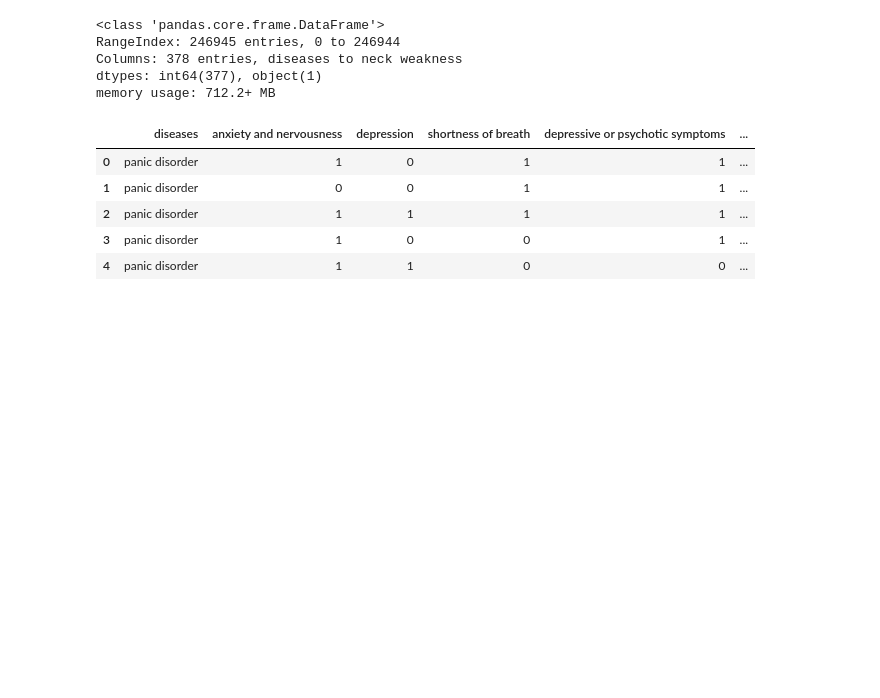
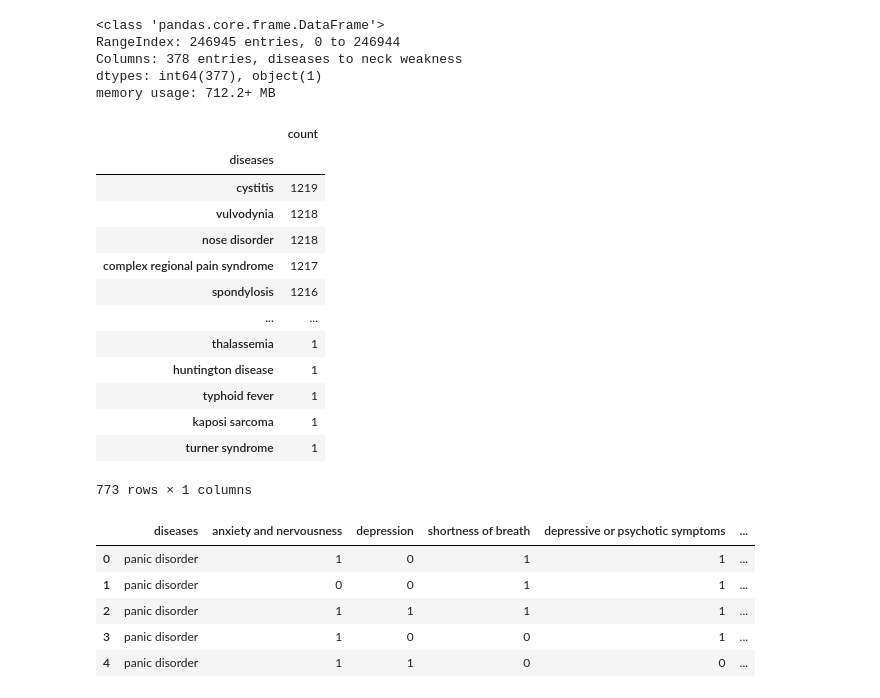
Before and after one commit to Gregytch/MedAI, a Jupyter notebook: notebooks/explorer_Greg.ipynb, the cells around one changed output. Cells and saved outputs as stored; diff of their text form; code cells hidden in the pictures; blank space fills up the shorter version.

```diff
--- a/notebooks/explorer_Greg.ipynb
+++ b/notebooks/explorer_Greg.ipynb
@@ -26,6 +26,24 @@ RangeIndex: 246945 entries, 0 to 246944
 Columns: 378 entries, diseases to neck weakness
 dtypes: int64(377), object(1)
 memory usage: 712.2+ MB
+# %%
+df_diseases=df_symp['diseases'].value_counts()
+pd.DataFrame(df_diseases)
+# %% [output]
+|  | count |
+| diseases |  |
+| cystitis | 1219 |
+| vulvodynia | 1218 |
+| nose disorder | 1218 |
+| complex regional pain syndrome | 1217 |
+| spondylosis | 1216 |
+| ... | ... |
+| thalassemia | 1 |
+| huntington disease | 1 |
+| typhoid fever | 1 |
+| kaposi sarcoma | 1 |
+| turner syndrome | 1 |
+773 rows × 1 columns
 # %%
 df_symp.head()
 # %% [output]
```
Also changed, not shown: parts of 20 cells of this notebook, 6 other files.
